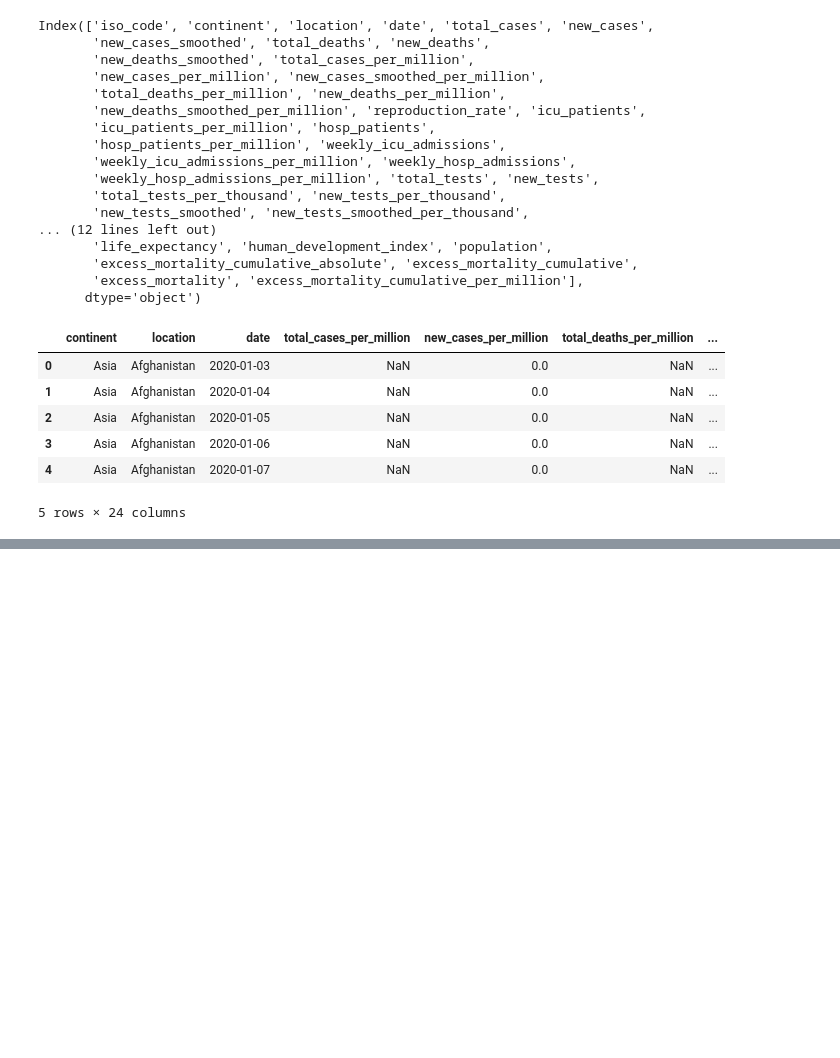
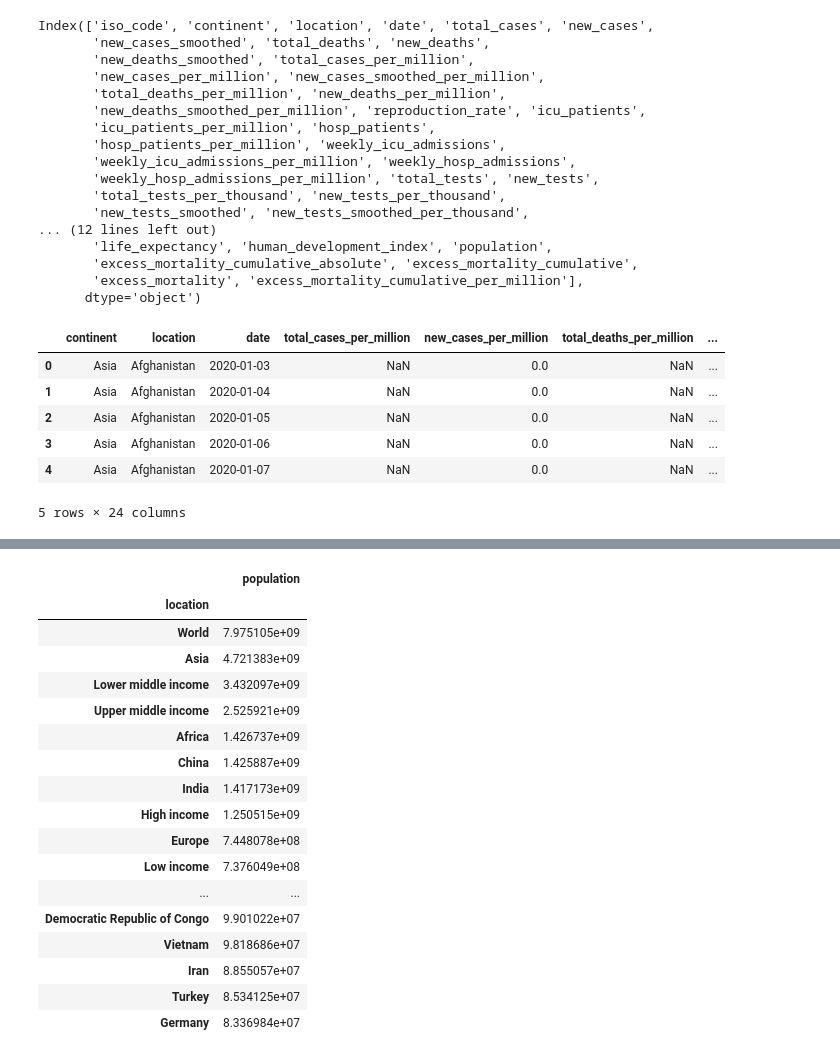
Before and after one commit to ss0ryan0/project1_group7, a Jupyter notebook: Code/project1_group7.ipynb, the cells around one changed output, grey strips where cells are left out. Drawn from its saved outputs; the diff is of its cells as text; code cells hidden in the pictures; blank space fills up the shorter version.

```diff
--- a/Code/project1_group7.ipynb
+++ b/Code/project1_group7.ipynb
@@ -59,0 +137,27 @@ reduced_covid_df.head()
+# %%
+location_vs_population = reduced_covid_df[["location", "population"]]
+
+location_vs_population_sorted = location_vs_population.sort_values("population", ascending = False)
+
+location_vs_population_group = location_vs_population_sorted.groupby(["location"])
+
+location_vs_population_group.mean().sort_values("population", ascending=False).head(30)
+# %% [output]
+|  | population |
+| location |  |
+| World | 7.975105e+09 |
+| Asia | 4.721383e+09 |
+| Lower middle income | 3.432097e+09 |
+| Upper middle income | 2.525921e+09 |
+| Africa | 1.426737e+09 |
+| China | 1.425887e+09 |
+| India | 1.417173e+09 |
+| High income | 1.250515e+09 |
+| Europe | 7.448078e+08 |
+| Low income | 7.376049e+08 |
+| ... | ... |
+| Democratic Republic of Congo | 9.901022e+07 |
+| Vietnam | 9.818686e+07 |
+| Iran | 8.855057e+07 |
+| Turkey | 8.534125e+07 |
+| Germany | 8.336984e+07 |
```
Also changed, not shown: parts of 4 cells of this notebook.
